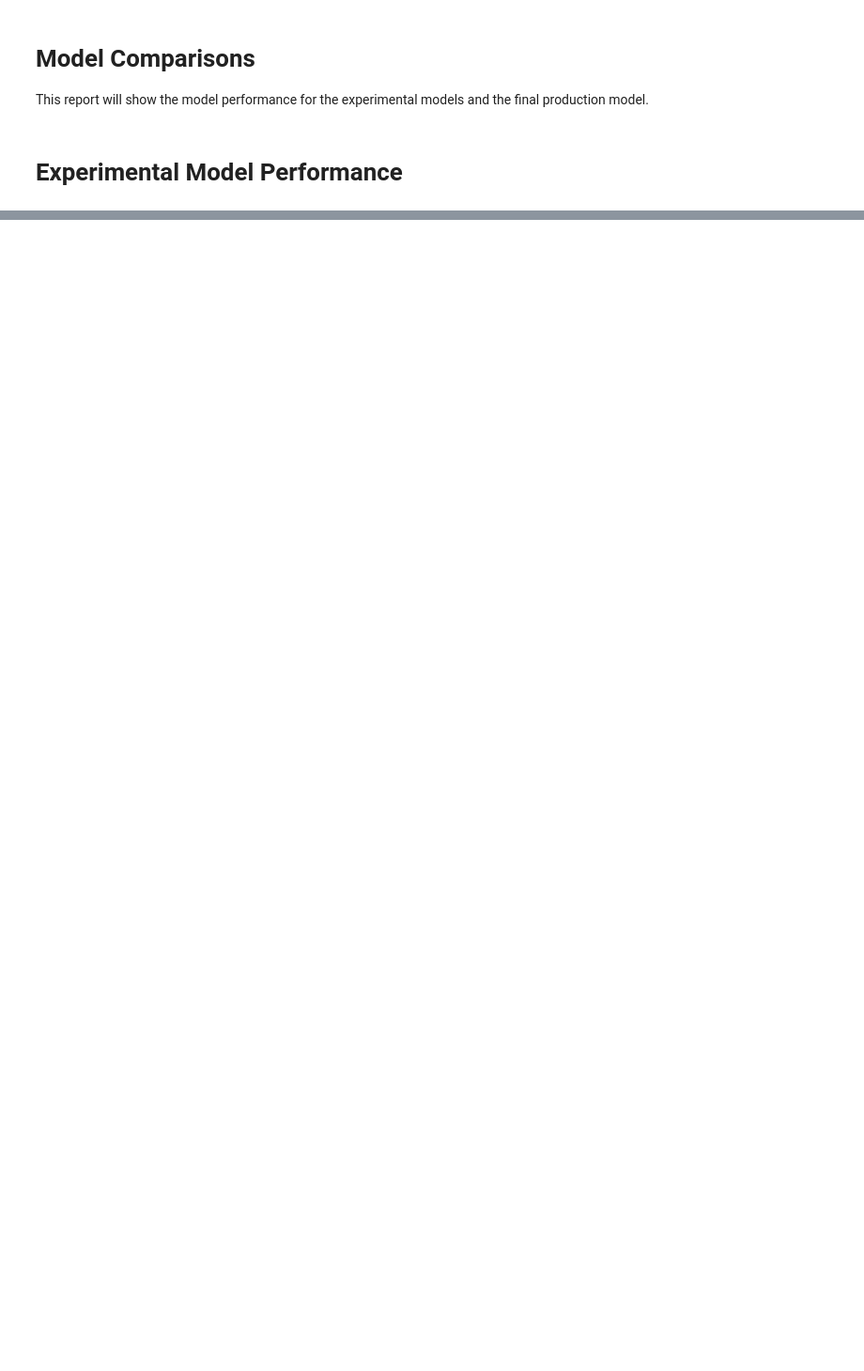
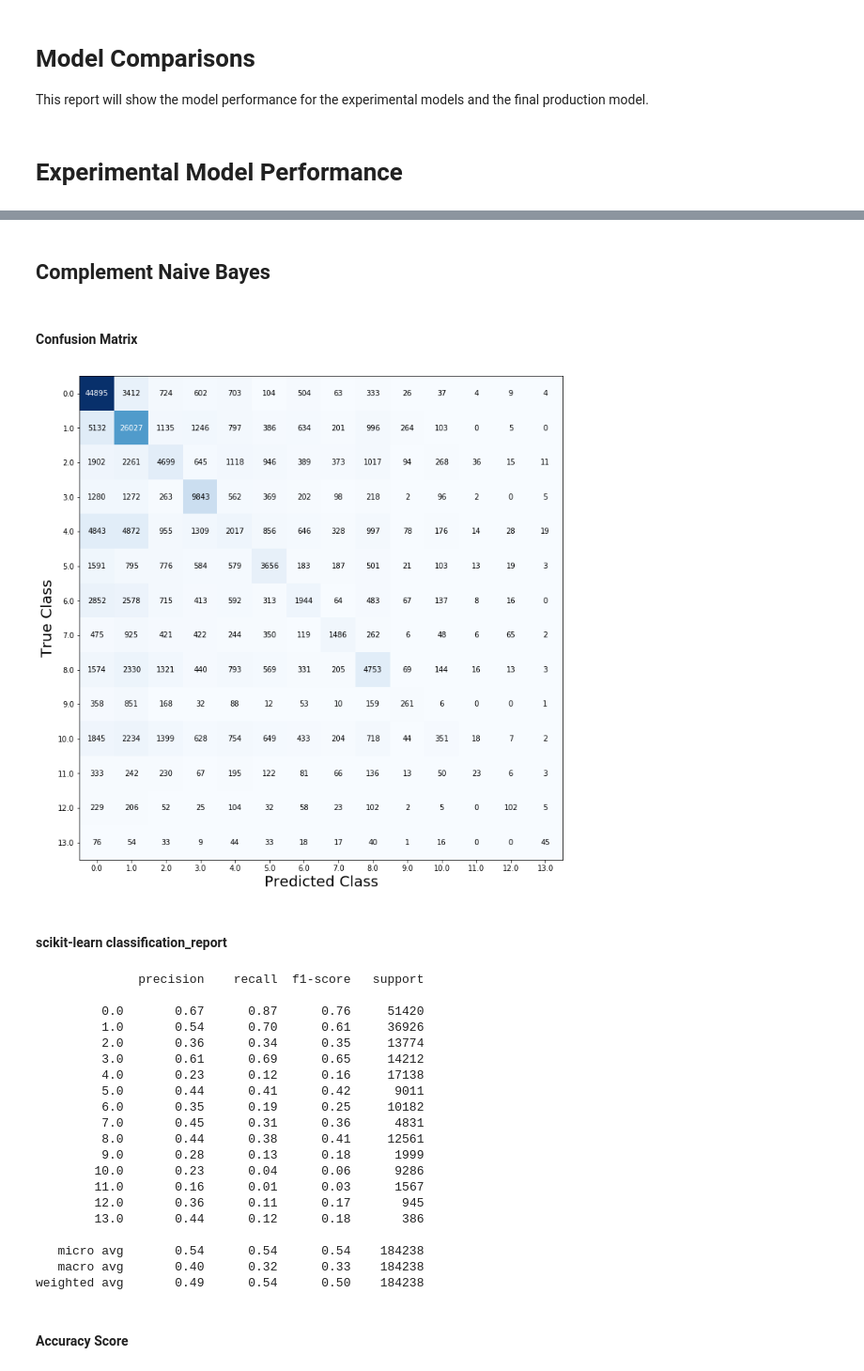
Before and after one commit to theBraindonor/la-parking-tickets, a Jupyter notebook: notebooks/model_comparisons.ipynb, the cells around one changed output, grey strips where cells are left out. Shown at 94% size. Drawn from its saved outputs; the diff is of its cells as text; code cells hidden in the pictures; blank space fills up the shorter version.

```diff
--- a/notebooks/model_comparisons.ipynb
+++ b/notebooks/model_comparisons.ipynb
@@ -96,0 +134,32 @@ def custom_classification_report(title, predict_file, predict_proba_file):
+# %%
+custom_classification_report(
+    'Complement Naive Bayes',
+    'model/experiment/output/complement_naive_bayes_basic_predict.p',
+    'model/experiment/output/complement_naive_bayes_basic_predict_proba.p'
+)
+# %% [output]
+## Complement Naive Bayes
+#### Confusion Matrix
+[figure, added]
+#### scikit-learn classification_report
+              precision    recall  f1-score   support
+
+         0.0       0.67      0.87      0.76     51420
+         1.0       0.54      0.70      0.61     36926
+         2.0       0.36      0.34      0.35     13774
+         3.0       0.61      0.69      0.65     14212
+         4.0       0.23      0.12      0.16     17138
+         5.0       0.44      0.41      0.42      9011
+         6.0       0.35      0.19      0.25     10182
+         7.0       0.45      0.31      0.36      4831
+         8.0       0.44      0.38      0.41     12561
+         9.0       0.28      0.13      0.18      1999
+        10.0       0.23      0.04      0.06      9286
+        11.0       0.16      0.01      0.03      1567
+        12.0       0.36      0.11      0.17       945
+        13.0       0.44      0.12      0.18       386
+
+   micro avg       0.54      0.54      0.54    184238
+   macro avg       0.40      0.32      0.33    184238
+weighted avg       0.49      0.54      0.50    184238
+#### Accuracy Score
```
Also changed, not shown: parts of 9 cells of this notebook, 31 other files.
